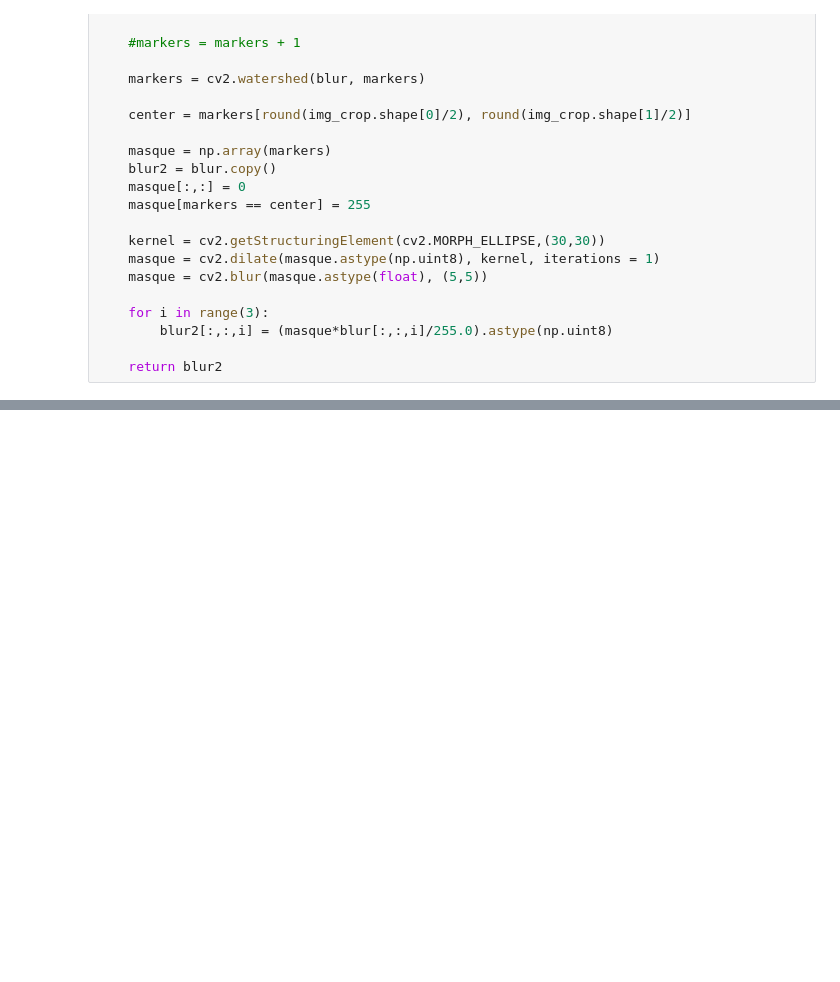
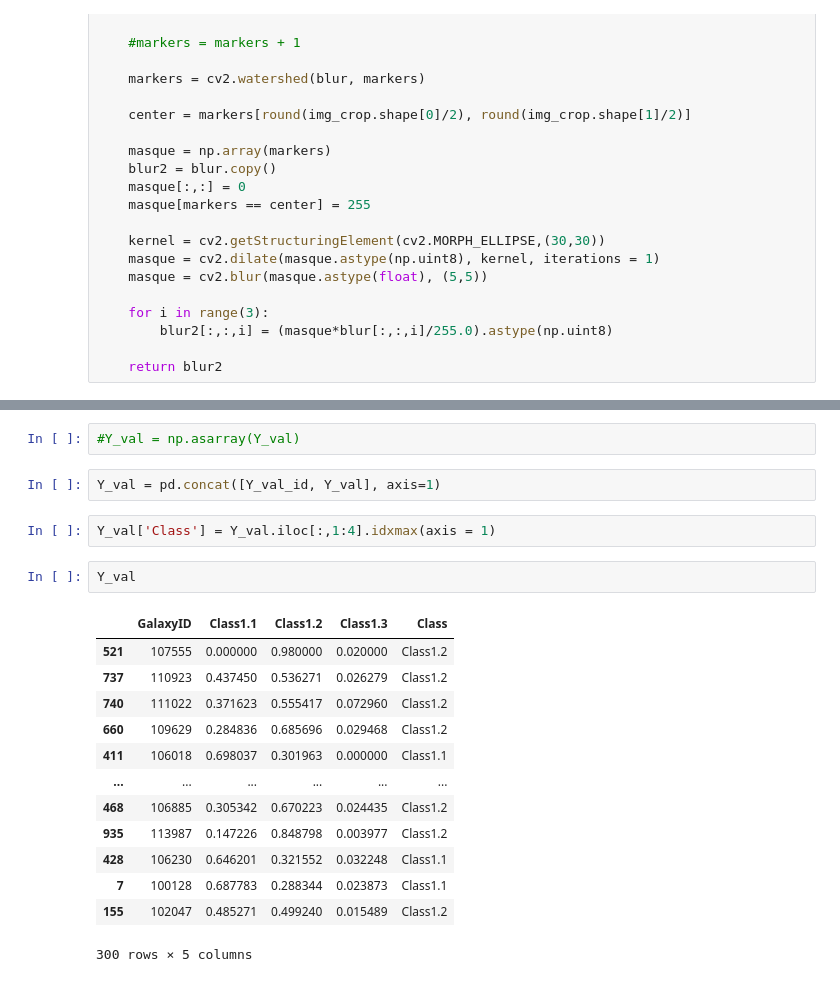
Before and after one commit to ChristopheGARREAU/ComputerVision, a Jupyter notebook: data_galaxy_zoo/Transfo_images.ipynb, the cells around one changed output, grey strips where cells are left out. Cells and saved outputs as stored; diff of their text form; blank space fills up the shorter version.

```diff
--- a/data_galaxy_zoo/Transfo_images.ipynb
+++ b/data_galaxy_zoo/Transfo_images.ipynb
@@ -101,0 +300,22 @@ Using TensorFlow backend.
+# %%
+#Y_val = np.asarray(Y_val)
+# %%
+Y_val = pd.concat([Y_val_id, Y_val], axis=1)
+# %%
+Y_val['Class'] = Y_val.iloc[:,1:4].idxmax(axis = 1)
+# %%
+Y_val
+# %% [output]
+|  | GalaxyID | Class1.1 | Class1.2 | Class1.3 | Class |
+| 521 | 107555 | 0.000000 | 0.980000 | 0.020000 | Class1.2 |
+| 737 | 110923 | 0.437450 | 0.536271 | 0.026279 | Class1.2 |
+| 740 | 111022 | 0.371623 | 0.555417 | 0.072960 | Class1.2 |
+| 660 | 109629 | 0.284836 | 0.685696 | 0.029468 | Class1.2 |
+| 411 | 106018 | 0.698037 | 0.301963 | 0.000000 | Class1.1 |
+| ... | ... | ... | ... | ... | ... |
+| 468 | 106885 | 0.305342 | 0.670223 | 0.024435 | Class1.2 |
+| 935 | 113987 | 0.147226 | 0.848798 | 0.003977 | Class1.2 |
+| 428 | 106230 | 0.646201 | 0.321552 | 0.032248 | Class1.1 |
+| 7 | 100128 | 0.687783 | 0.288344 | 0.023873 | Class1.1 |
+| 155 | 102047 | 0.485271 | 0.499240 | 0.015489 | Class1.2 |
+300 rows × 5 columns
```
Also changed, not shown: parts of 22 cells of this notebook, 5 other files.
